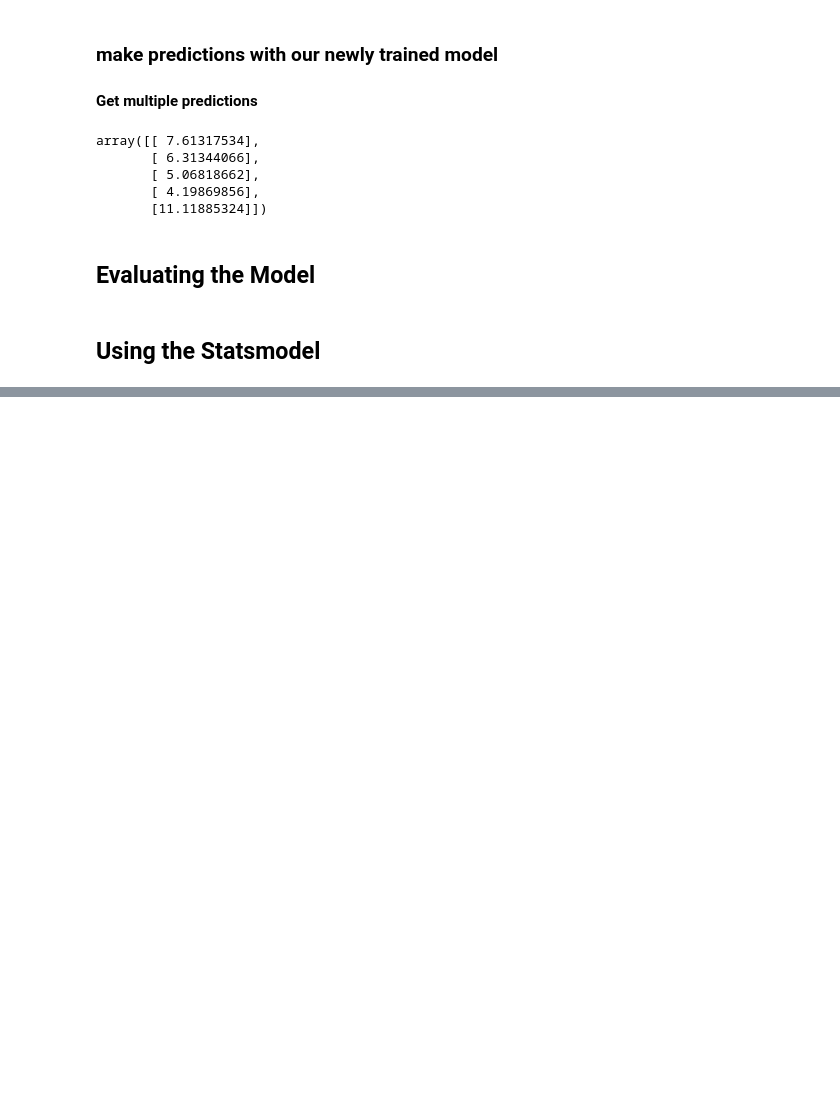
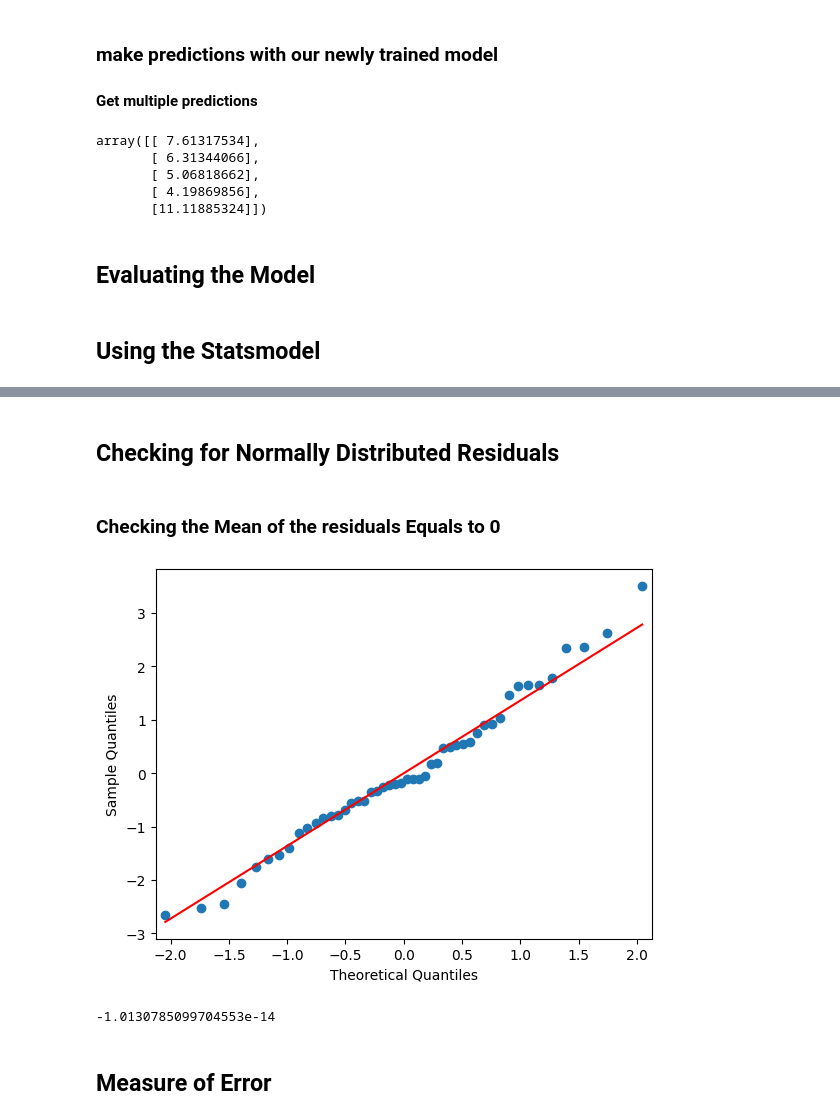
Before and after one commit to gegitonga/ML-Machine-Learning-and-Data-Science, a Jupyter notebook: ML work/Multiple Regression - Ml Machine Learning/Multiple_regression_analysis.ipynb, the cells around one changed output, grey strips where cells are left out. Cells and saved outputs as stored; diff of their text form; code cells hidden in the pictures; blank space fills up the shorter version.

```diff
--- a/ML work/Multiple Regression - Ml Machine Learning/Multiple_regression_analysis.ipynb
+++ b/ML work/Multiple Regression - Ml Machine Learning/Multiple_regression_analysis.ipynb
@@ -259,0 +335,19 @@ est = model.fit()
+# %% [markdown]
+## Checking for Normally Distributed Residuals
+# %% [markdown]
+### Checking the Mean of the residuals Equals to 0
+# %%
+import pylab
+
+#check for the normality of the residuals
+sm.qqplot(est.resid, line = 's')
+pylab.show()
+
+#check mean of residuals is approx 0
+mean_residuals = sum(est.resid) / len(est.resid)
+mean_residuals
+# %% [output]
+[figure, added]
+-1.0130785099704553e-14
+# %% [markdown]
+## Measure of Error
```
Also changed, not shown: parts of 20 cells of this notebook, 1 other file.
